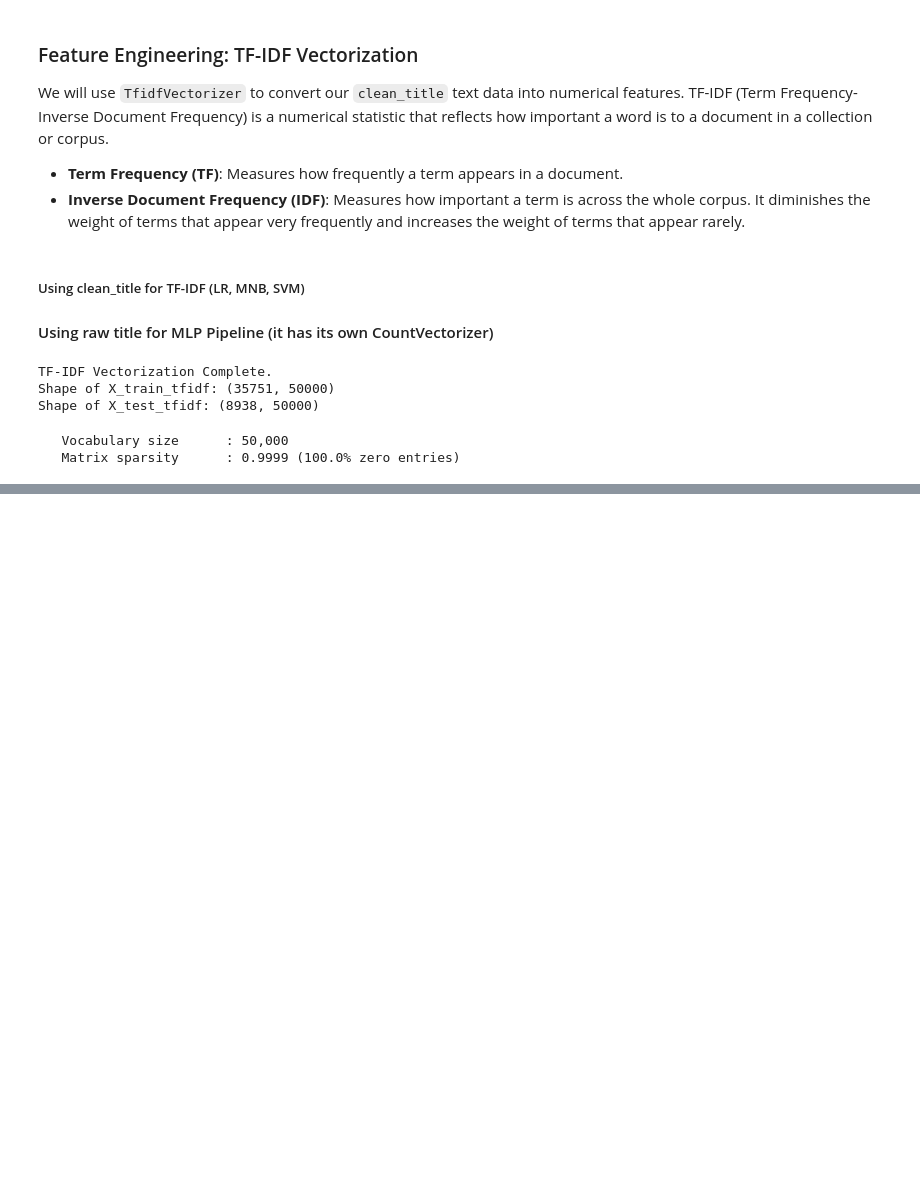
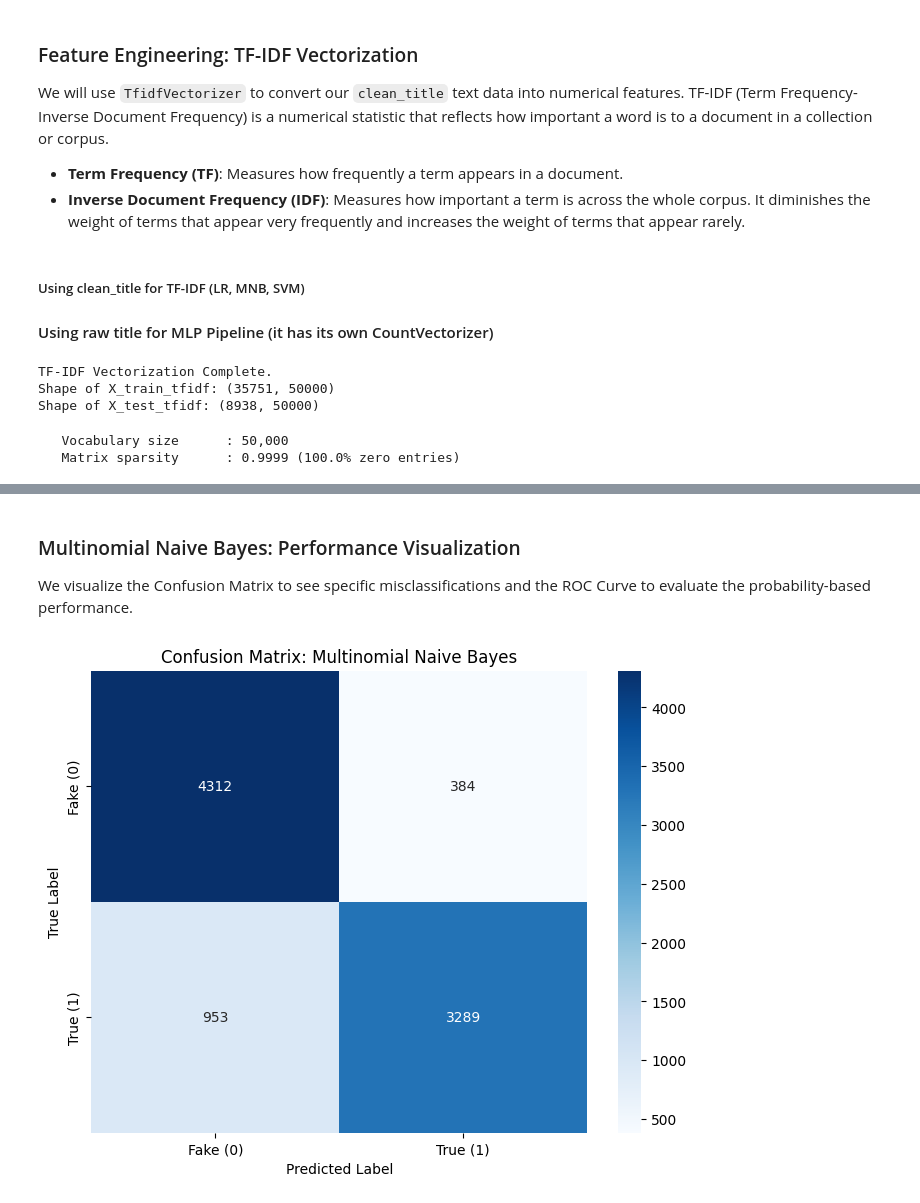
Before and after one commit to rajukarki467/Data-Science-projects, a Jupyter notebook: FakeNewsDetection.ipynb, the cells around one changed output, grey strips where cells are left out. Drawn from its saved outputs; the diff is of its cells as text; code cells hidden in the pictures; blank space fills up the shorter version.

Commit message:
Implement a first model multinomial naive bayes for baseline model

```diff
--- a/FakeNewsDetection.ipynb
+++ b/FakeNewsDetection.ipynb
@@ -810,0 +829,19 @@ print(f"   Matrix sparsity      : {sparsity:.4f} ({sparsity*100:.1f}% zero entri
+# %%
+
+# Initialize Multinomial Naive Bayes Classifier
+# alpha=0.1 is the Laplace smoothing parameter.
+# A smaller alpha (like 0.1) often performs better on large text datasets
+# by reducing regularization and allowing stronger feature signals compared to the default alpha=1.0.
+mnb_model = MultinomialNB(alpha=0.1)
+
+# Train model using tF-IDF vectorized training data and labels
+mnb_model.fit(X_train_tfidf, y_train)
+
+# Make predictions on the test set
+mnb_pred = mnb_model.predict(X_test_tfidf)
+
+# Predict probabilities for the positive class (label 1) on the test set
+# This is useful for ROC curve analysis or threshold tuning
+mnb_prob = mnb_model.predict_proba(X_test_tfidf)[:, 1]
+
+print(f"Multinomial Naive Bayes trained.")
@@ -810,0 +882,16 @@ print(f"   Matrix sparsity      : {sparsity:.4f} ({sparsity*100:.1f}% zero entri
+# %% [markdown]
+### Multinomial Naive Bayes: Performance Visualization
+We visualize the Confusion Matrix to see specific misclassifications and the ROC Curve to evaluate the probability-based performance.
+# %%
+# --- 1. Confusion Matrix Heatmap ---
+cm = confusion_matrix(y_test, mnb_pred)
+plt.figure(figsize=(8, 6))
+sns.heatmap(cm, annot=True, fmt='d', cmap='Blues',
+            xticklabels=['Fake (0)', 'True (1)'],
+            yticklabels=['Fake (0)', 'True (1)'])
+plt.title('Confusion Matrix: Multinomial Naive Bayes')
+plt.xlabel('Predicted Label')
+plt.ylabel('True Label')
+plt.show()
+# %% [output]
+[figure, added]
```
Also changed, not shown: parts of 24 cells of this notebook.
